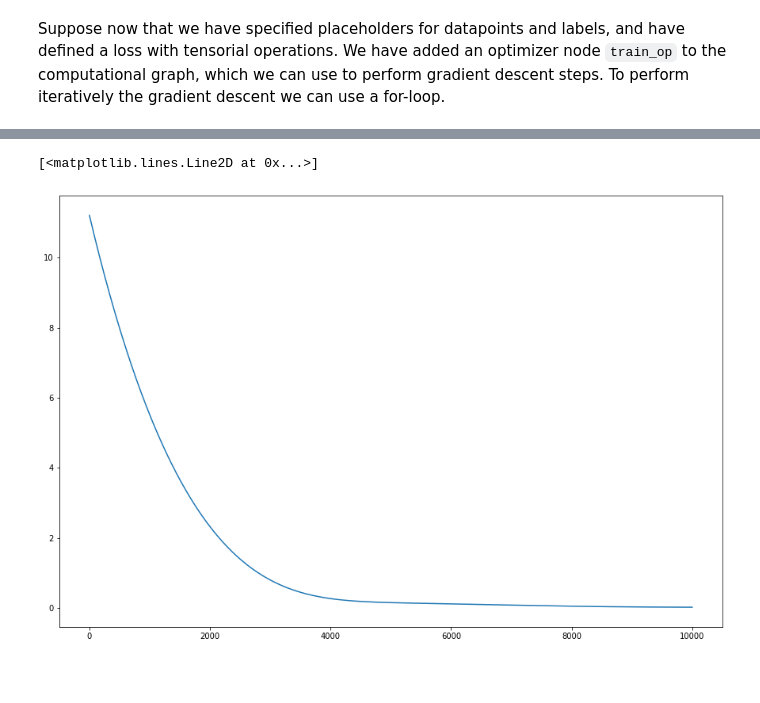
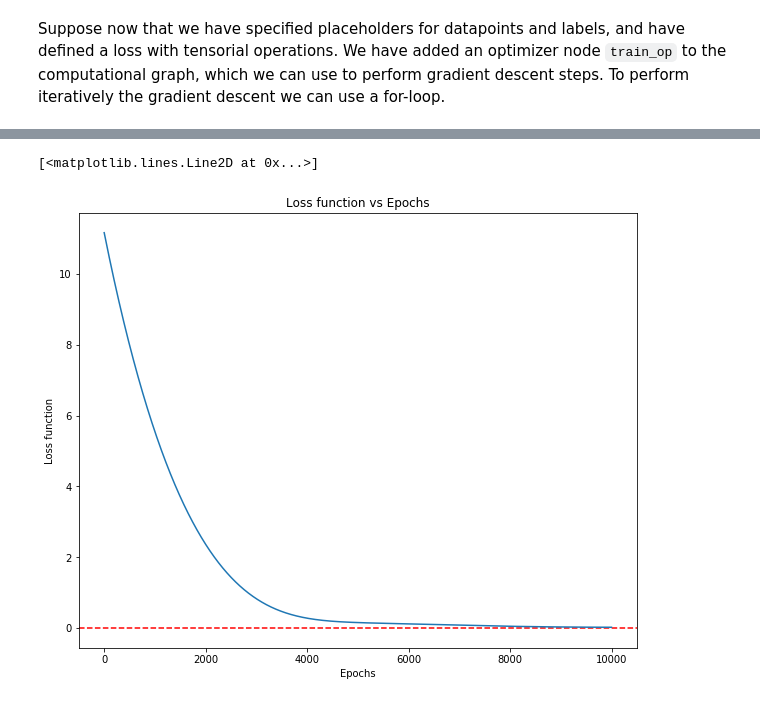
Before and after one commit to waredjeb/Tutorials, a Jupyter notebook: 2-Linear_Regression.ipynb, the cells around one changed output, grey strips where cells are left out. Cells and saved outputs as stored; diff of their text form; code cells hidden in the pictures; blank space fills up the shorter version.

```diff
--- a/2-Linear_Regression.ipynb
+++ b/2-Linear_Regression.ipynb
@@ -298,6 +305,10 @@ plt.show()
-# %%
-fig = plt.figure(figsize = (15,10))
-plt.plot(loss)
-# %% [output]
-[<matplotlib.lines.Line2D at 0x...>]
-[figure, removed]
+# %%
+fig = plt.figure(figsize = (10,8))
+plt.title("Loss function vs Epochs")
+plt.xlabel("Epochs")
+plt.ylabel("Loss function")
+plt.axhline(y = 0, color = 'r', linestyle = '--')
+plt.plot(loss)
+# %% [output]
+[<matplotlib.lines.Line2D at 0x...>]
+[figure, added]
```
Also changed, not shown: parts of 10 cells of this notebook, 1 other file.
